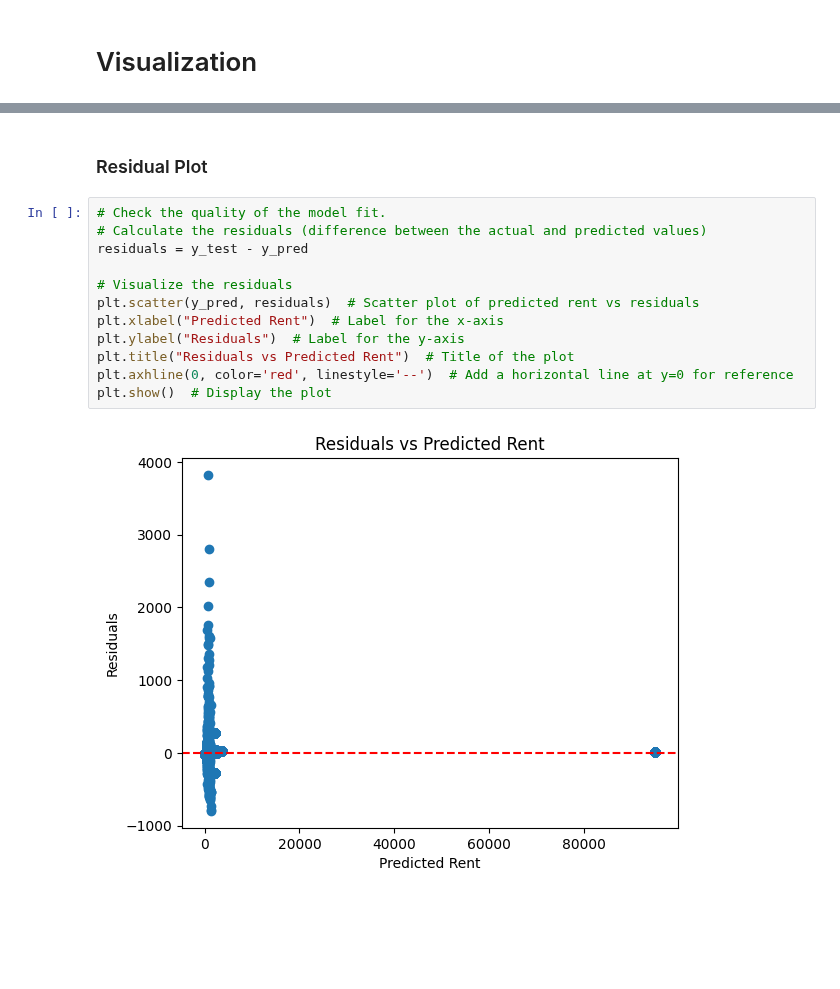
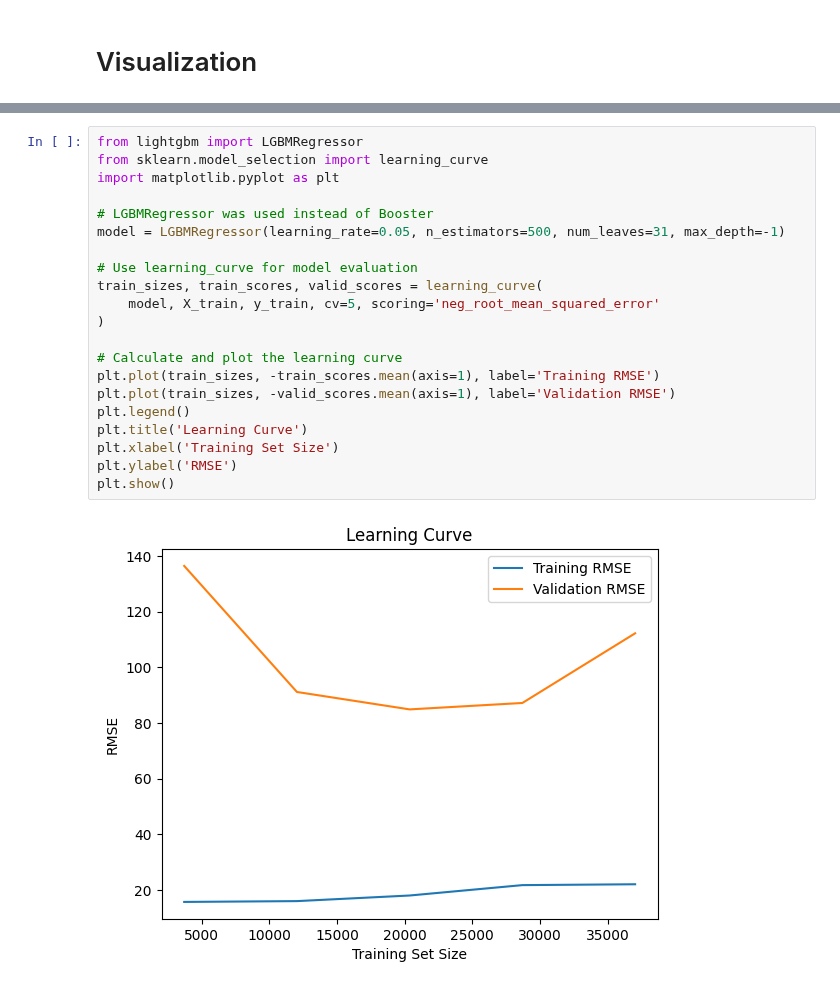
Before and after one commit to MAST30034-AppliedDataScience/project-2-group-real-estate-industry-project-16, a Jupyter notebook: models/LightGBM.ipynb, the cells around one changed output, grey strips where cells are left out. Cells and saved outputs as stored; diff of their text form; blank space fills up the shorter version.

Commit message:
Fix LightGBM

```diff
--- a/models/LightGBM.ipynb
+++ b/models/LightGBM.ipynb
@@ -204,16 +113,23 @@ plt.show()
-# %% [markdown]
-### Residual Plot
-# %%
-# Check the quality of the model fit.
-# Calculate the residuals (difference between the actual and predicted values)
-residuals = y_test - y_pred
-
-# Visualize the residuals
-plt.scatter(y_pred, residuals)  # Scatter plot of predicted rent vs residuals
-plt.xlabel("Predicted Rent")  # Label for the x-axis
-plt.ylabel("Residuals")  # Label for the y-axis
-plt.title("Residuals vs Predicted Rent")  # Title of the plot
-plt.axhline(0, color='red', linestyle='--')  # Add a horizontal line at y=0 for reference
-plt.show()  # Display the plot
-# %% [output]
-[figure, removed]
+# %%
+from lightgbm import LGBMRegressor
+from sklearn.model_selection import learning_curve
+import matplotlib.pyplot as plt
+
+# LGBMRegressor was used instead of Booster
+model = LGBMRegressor(learning_rate=0.05, n_estimators=500, num_leaves=31, max_depth=-1)
+
+# Use learning_curve for model evaluation
+train_sizes, train_scores, valid_scores = learning_curve(
+    model, X_train, y_train, cv=5, scoring='neg_root_mean_squared_error'
+)
+
+# Calculate and plot the learning curve
+plt.plot(train_sizes, -train_scores.mean(axis=1), label='Training RMSE')
+plt.plot(train_sizes, -valid_scores.mean(axis=1), label='Validation RMSE')
+plt.legend()
+plt.title('Learning Curve')
+plt.xlabel('Training Set Size')
+plt.ylabel('RMSE')
+plt.show()
+# %% [output]
+[figure, added]
```
Also changed, not shown: parts of 17 cells of this notebook.
